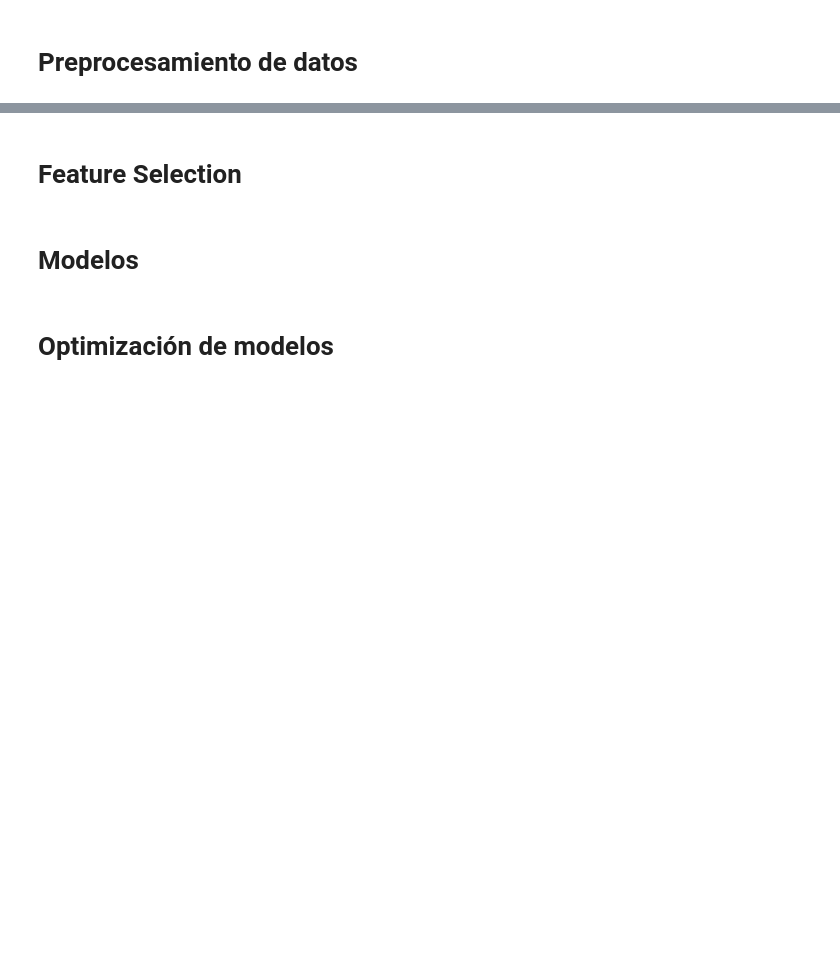
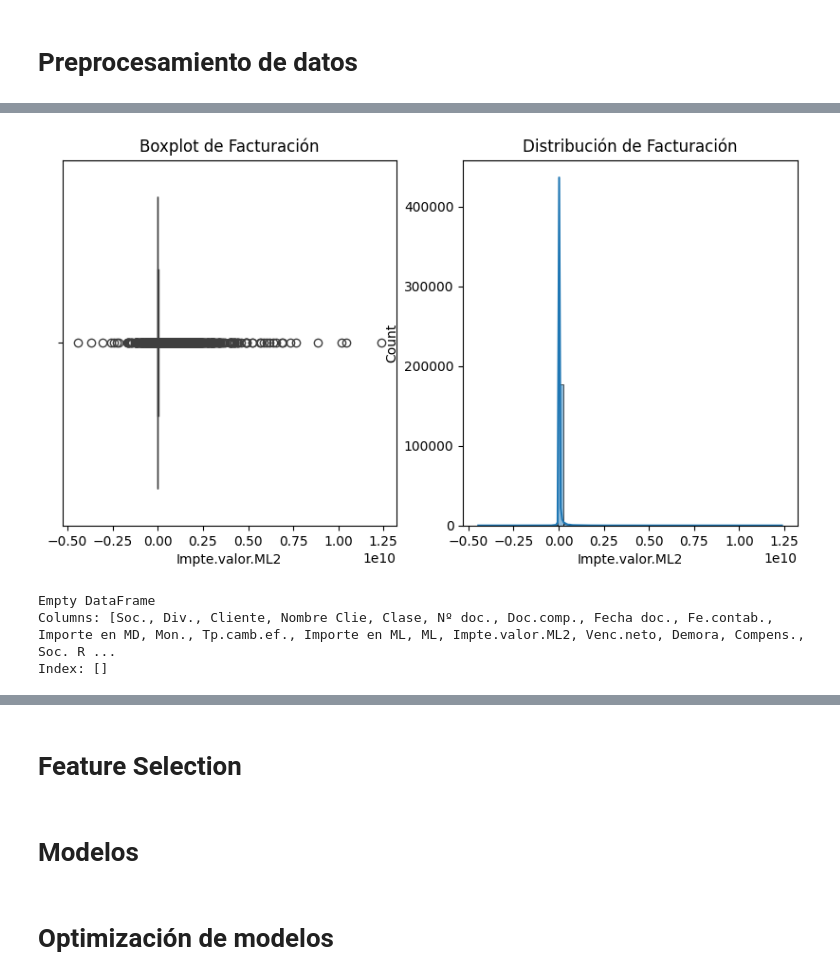
Before and after one commit to 1fac/mi_proyecto_git_61680, a Jupyter notebook: Mi_proyecto_61680.ipynb, the cells around one changed output, grey strips where cells are left out. Saved outputs shown, nothing was run; the diff lists cells and outputs as text; code cells hidden in the pictures; blank space fills up the shorter version.

```diff
--- a/Mi_proyecto_61680.ipynb
+++ b/Mi_proyecto_61680.ipynb
@@ -880,0 +980,24 @@ plt.show()
+# %%
+plt.figure(figsize=(10,5))
+
+plt.subplot(1,2,1)
+sns.boxplot(x=Facturación['Impte.valor.ML2'])
+plt.title("Boxplot de Facturación")
+
+plt.subplot(1,2,2)
+sns.histplot(Facturación['Impte.valor.ML2'], bins=50, kde=True)
+plt.title("Distribución de Facturación")
+
+plt.show()
+# %% [output]
+[figure, added]
+# %%
+lower_bound = Q1 - 1.2 * IQR
+upper_bound = Q3 + 1.2 * IQR
+
+outliers_iqr = Facturación[(Facturación['Impte.valor.ML2'] < lower_bound) | (Facturación['Impte.valor.ML2'] > upper_bound)]
+print(outliers_iqr)
+# %% [output]
+Empty DataFrame
+Columns: [Soc., Div., Cliente, Nombre Clie, Clase, Nº doc., Doc.comp., Fecha doc., Fe.contab., Importe en MD, Mon., Tp.camb.ef., Importe en ML, ML, Impte.valor.ML2, Venc.neto, Demora, Compens., Soc. R ...
+Index: []
```
Also changed, not shown: parts of 22 cells of this notebook.
